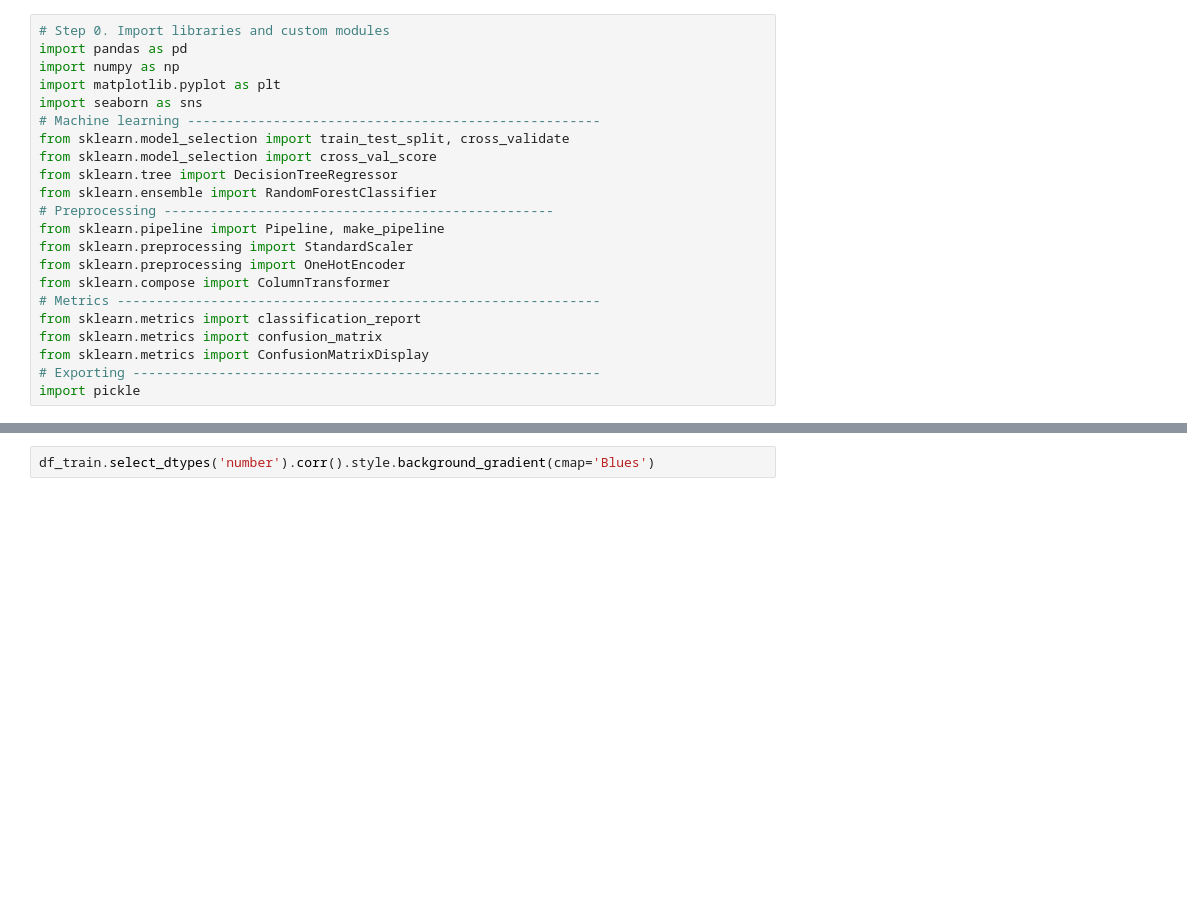
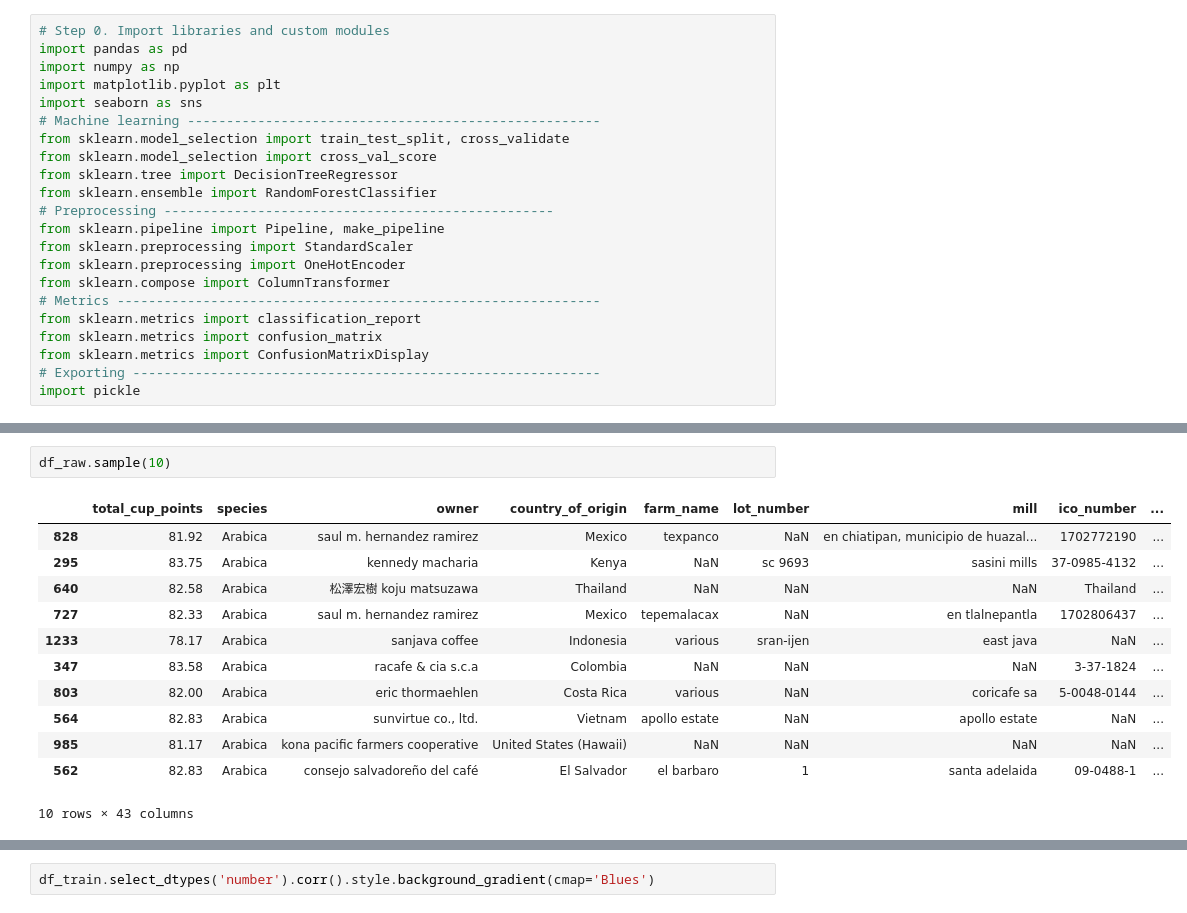
Before and after one commit to felixjbo/coffee_quality, a Jupyter notebook: notebooks/notebook.ipynb, the cells around one changed output, grey strips where cells are left out. Drawn from its saved outputs; the diff is of its cells as text; blank space fills up the shorter version.

```diff
--- a/notebooks/notebook.ipynb
+++ b/notebooks/notebook.ipynb
@@ -53,6 +53,21 @@ Data columns (total 43 columns):
  42  altitude_mean_meters   1109 non-null   float64
 dtypes: float64(16), int64(3), object(24)
 memory usage: 449.9+ KB
+# %%
+df_raw.sample(10)
+# %% [output]
+|  | total_cup_points | species | owner | country_of_origin | farm_name | lot_number | mill | ico_number | ... |
+| 828 | 81.92 | Arabica | saul m. hernandez ramirez | Mexico | texpanco | NaN | en chiatipan, municipio de huazal... | 1702772190 | ... |
+| 295 | 83.75 | Arabica | kennedy macharia | Kenya | NaN | sc 9693 | sasini mills | 37-0985-4132 | ... |
+| 640 | 82.58 | Arabica | 松澤宏樹 koju matsuzawa | Thailand | NaN | NaN | NaN | Thailand | ... |
+| 727 | 82.33 | Arabica | saul m. hernandez ramirez | Mexico | tepemalacax | NaN | en tlalnepantla | 1702806437 | ... |
+| 1233 | 78.17 | Arabica | sanjava coffee | Indonesia | various | sran-ijen | east java | NaN | ... |
+| 347 | 83.58 | Arabica | racafe & cia s.c.a | Colombia | NaN | NaN | NaN | 3-37-1824 | ... |
+| 803 | 82.00 | Arabica | eric thormaehlen | Costa Rica | various | NaN | coricafe sa | 5-0048-0144 | ... |
+| 564 | 82.83 | Arabica | sunvirtue co., ltd. | Vietnam | apollo estate | NaN | apollo estate | NaN | ... |
+| 985 | 81.17 | Arabica | kona pacific farmers cooperative | United States (Hawaii) | NaN | NaN | NaN | NaN | ... |
+| 562 | 82.83 | Arabica | consejo salvadoreño del café | El Salvador | el barbaro | 1 | santa adelaida | 09-0488-1 | ... |
+10 rows × 43 columns
 # %%
 # 1.2 Transform data
 # Select metrics
```
Also changed, not shown: parts of 13 cells of this notebook.
